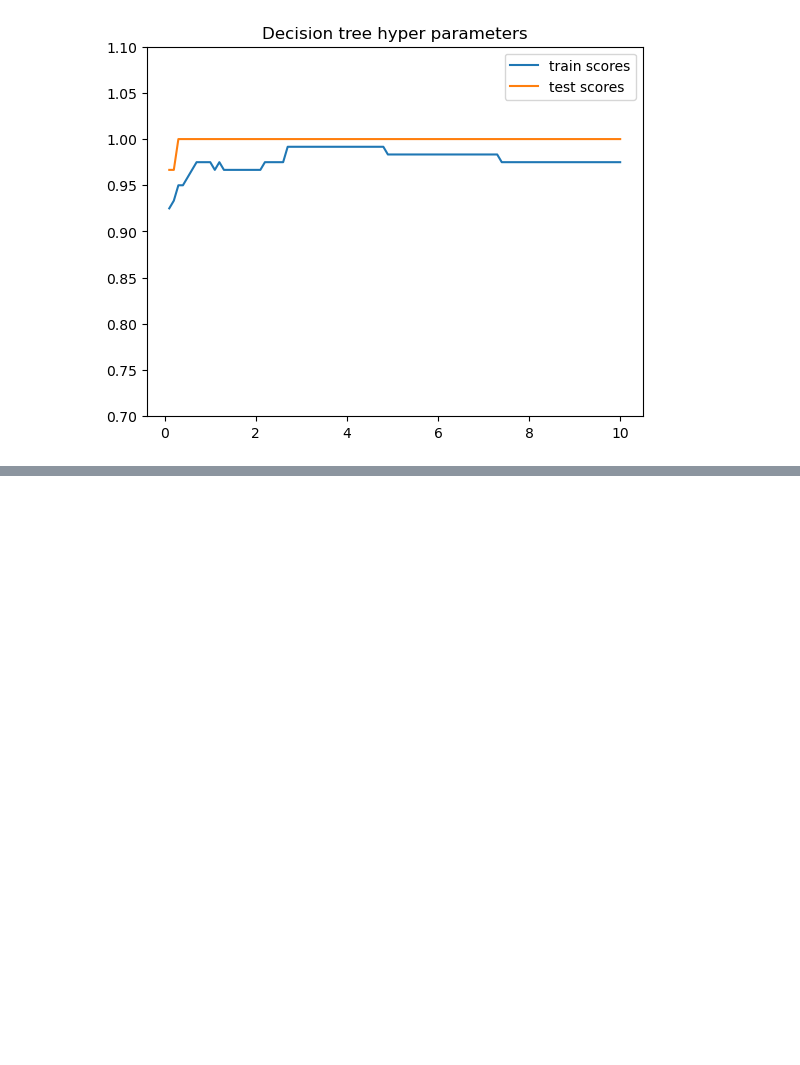
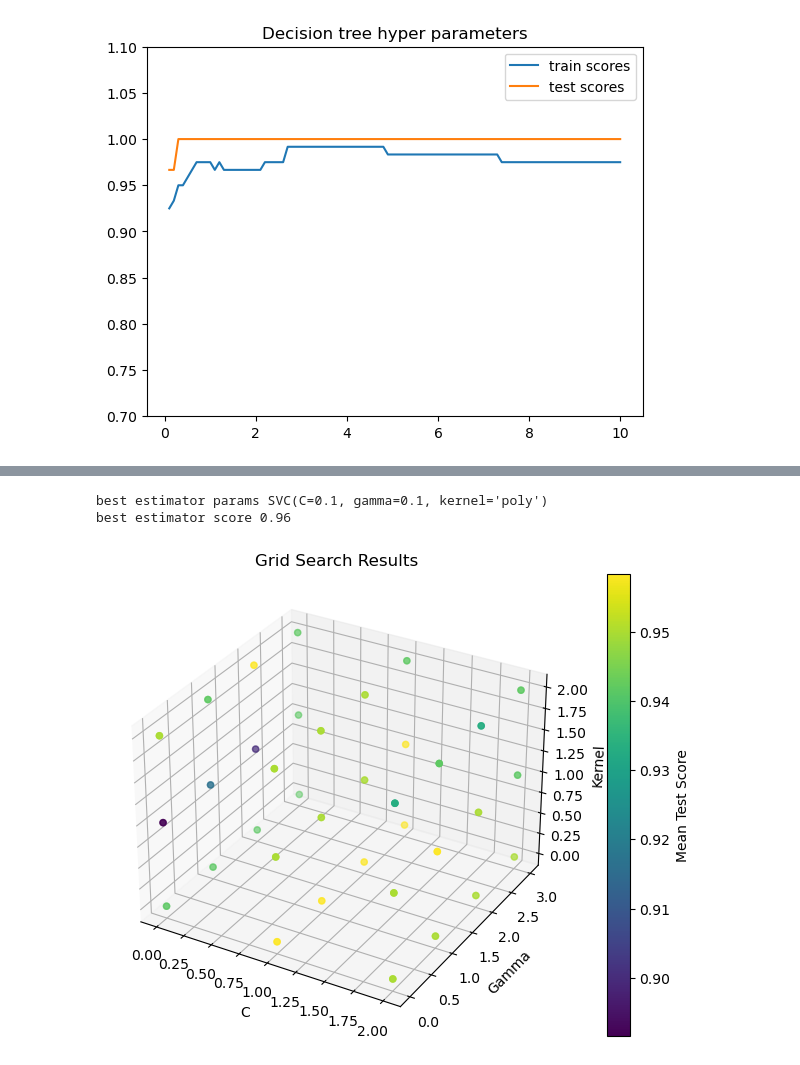
Before and after one commit to ruslooob/ai, a Jupyter notebook: notebooks/second_lab.ipynb, the cells around one changed output, grey strips where cells are left out. Cells and saved outputs as stored; diff of their text form; code cells hidden in the pictures; blank space fills up the shorter version.

```diff
--- a/notebooks/second_lab.ipynb
+++ b/notebooks/second_lab.ipynb
@@ -320,0 +410,44 @@ plt.legend()
+# %%
+param_grid = {
+    'C': [0.1, 1.0, 10.0],
+    'kernel': ['linear', 'rbf', 'poly'],
+    'gamma': ['scale', 'auto', 0.1, 1.0]
+}
+
+svc = SVC()
+
+cv = GridSearchCV(estimator=svc, param_grid=param_grid, cv=5)
+cv.fit(x_train, y_train)
+print('best estimator params {}'.format(cv.best_estimator_))
+print('best estimator score {:.2f}'.format(cv.best_score_))
+
+results = cv.cv_results_
+param_C = results['param_C']
+param_kernel = results['param_kernel']
+param_gamma = results['param_gamma']
+mean_test_score = results['mean_test_score']
+
+param_C_map = {0.1: 0, 1.0: 1, 10.0: 2}
+param_kernel_map = {'linear': 0, 'rbf': 1, 'poly': 2}
+param_gamma_map = {'scale': 0, 'auto': 1, 0.1: 2, 1.0: 3}
+
+param_C_numeric = np.array([param_C_map[x] for x in param_C])
+param_kernel_numeric = np.array([param_kernel_map[x] for x in param_kernel])
+param_gamma_numeric = np.array([param_gamma_map[x] for x in param_gamma])
+
+fig = plt.figure(figsize=(10, 6))
+ax = fig.add_subplot(111, projection='3d')
+ax.scatter(param_C_numeric, param_gamma_numeric, param_kernel_numeric, c=mean_test_score, cmap='viridis')
+ax.set_xlabel('C')
+ax.set_ylabel('Gamma')
+ax.set_zlabel('Kernel')
+ax.set_title('Grid Search Results')
+
+sc = ax.scatter(param_C_numeric, param_gamma_numeric, param_kernel_numeric, c=mean_test_score, cmap='viridis')
+fig.colorbar(sc, ax=ax, label='Mean Test Score')
+
+plt.show()
+# %% [output]
+best estimator params SVC(C=0.1, gamma=0.1, kernel='poly')
+best estimator score 0.96
+[figure, added]
```
Also changed, not shown: parts of 6 cells of this notebook.
